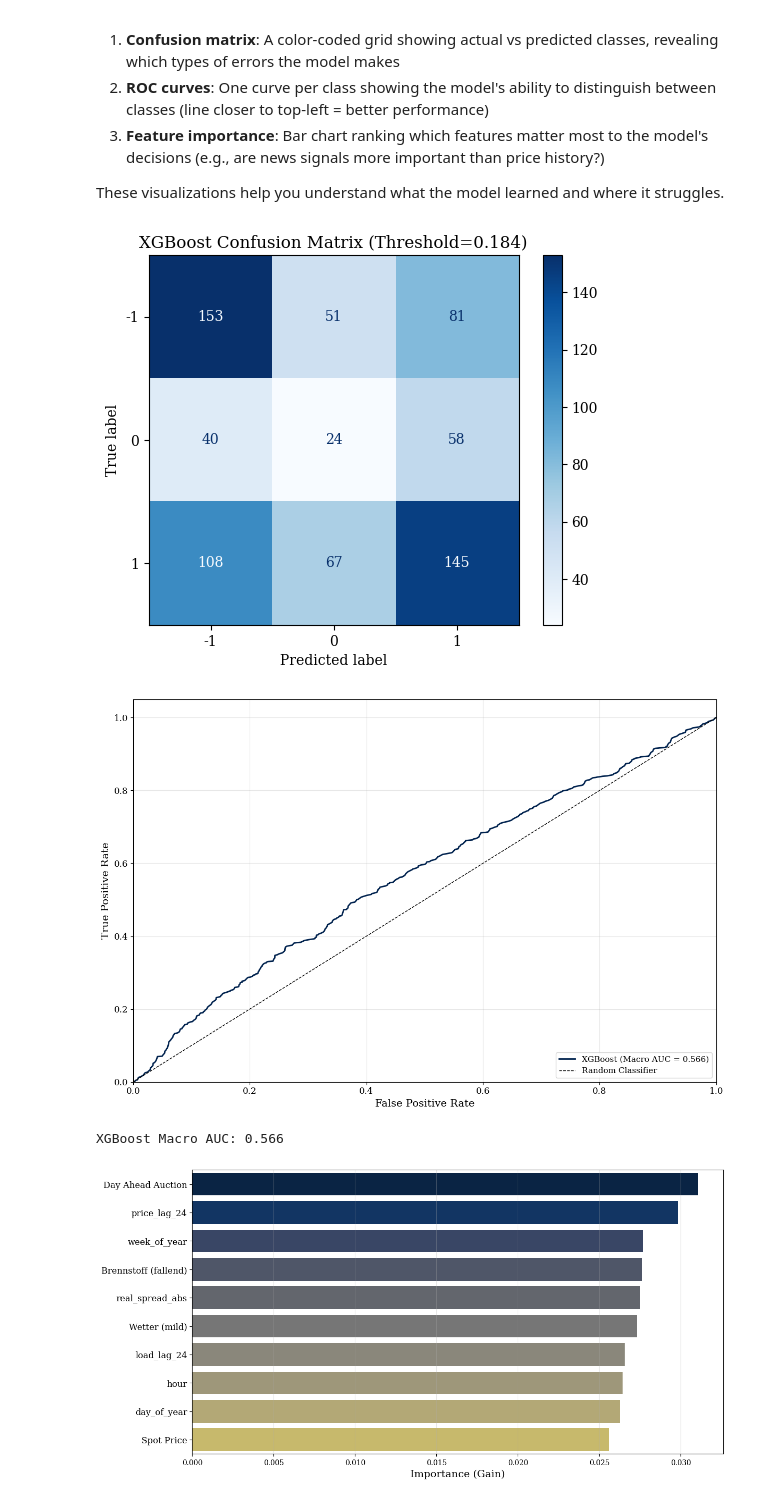
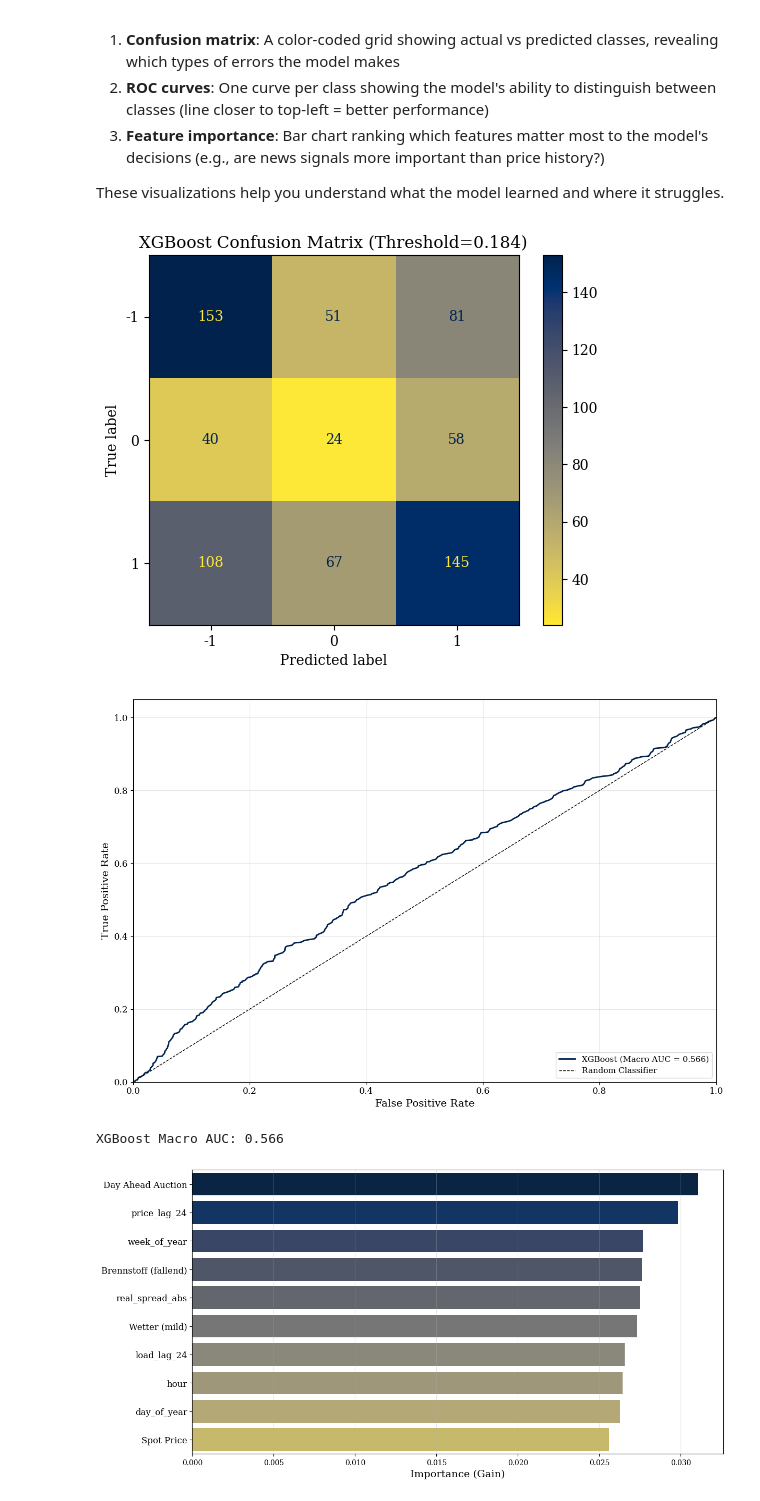
Before and after one commit to TheDeGen/ZHAW_Research_Project, a Jupyter notebook: notebooks/pipeline_execution.ipynb, the cells around one changed output. Cells and saved outputs as stored; diff of their text form; code cells hidden in the pictures.

Commit message:
Final fixes for visualisation

```diff
--- a/notebooks/pipeline_execution.ipynb
+++ b/notebooks/pipeline_execution.ipynb
@@ -915,25 +907,25 @@ These visualizations help you understand what the model learned and where it str
 # %%
 # Confusion matrix (3-class) - Using threshold-based predictions
 from sklearn.metrics import confusion_matrix, ConfusionMatrixDisplay
 
 cm = confusion_matrix(y_test, y_pred)
 disp = ConfusionMatrixDisplay(
     confusion_matrix=cm,
     display_labels=best_xgb_label_encoder.classes_
 )
-disp.plot(cmap='Blues', values_format='d')
+disp.plot(cmap='cividis_r', values_format='d')
 plt.title(f'XGBoost Confusion Matrix (Threshold={best_neutral_threshold:.3f})')
 plt.show()
 
 # ROC Curves for XGBoost
 xgb_auc_scores = visualization.plot_roc_curves(
     models_dict={"XGBoost": (best_xgb_model, X_test_xgb)},
     y_test=y_test,
     label_encoder=best_xgb_label_encoder
 )
 print(f"XGBoost Macro AUC: {xgb_auc_scores.get('XGBoost', 'N/A'):.3f}")
 # %% [output]
-[figure, old version]
+[figure, new version]
 [figure]
 XGBoost Macro AUC: 0.566
 # %%
```
Also changed, not shown: parts of 3 cells of this notebook, 2 other files.
